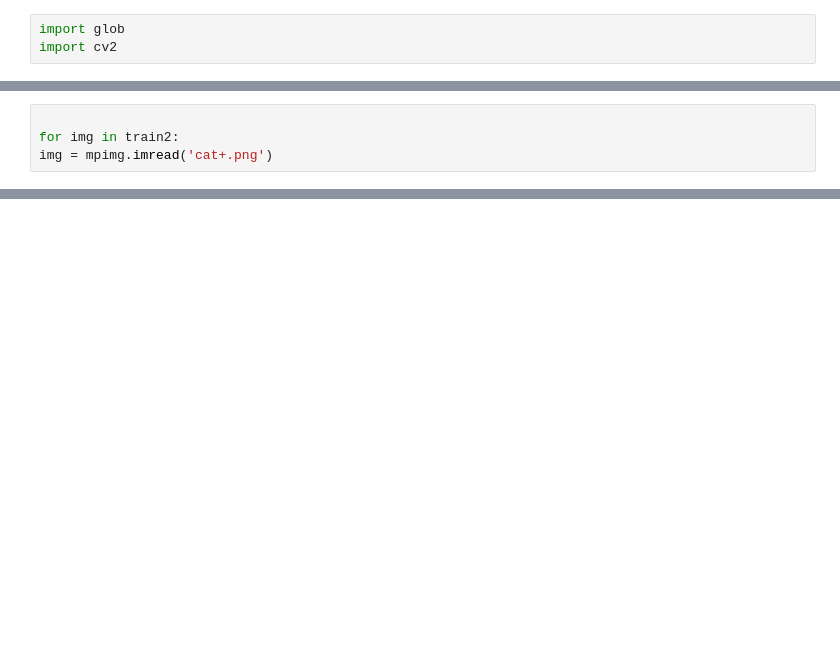
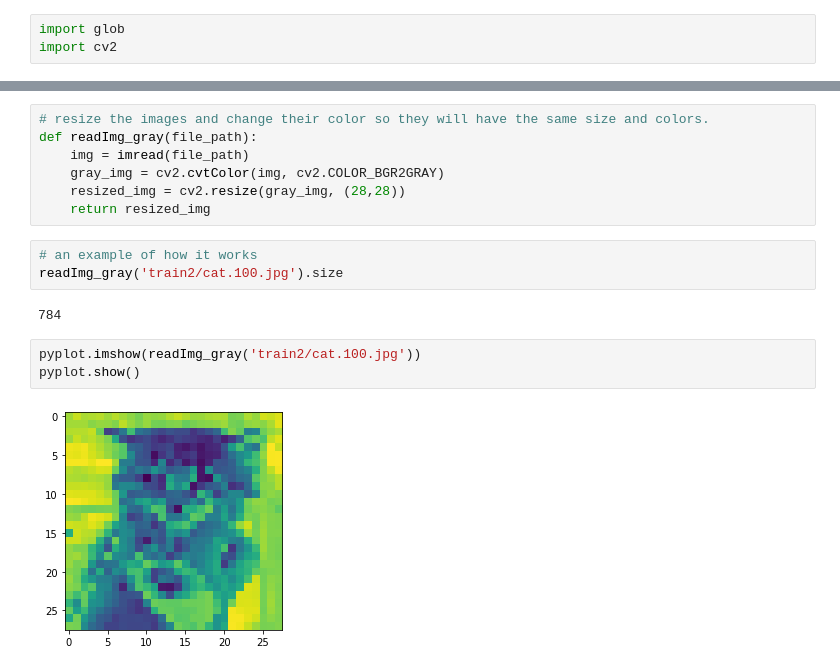
Before and after one commit to BabyBlue555/firstYear_semB_project, a Jupyter notebook: cats_vs_dogs.ipynb, the cells around one changed output, grey strips where cells are left out. Saved outputs shown, nothing was run; the diff lists cells and outputs as text; blank space fills up the shorter version.

```diff
--- a/cats_vs_dogs.ipynb
+++ b/cats_vs_dogs.ipynb
@@ -36,4 +5,0 @@ cv_image
-# %%
-
-for img in train2:
-img = mpimg.imread('cat+.png')
@@ -41,0 +93,17 @@ FileNotFoundError: [Errno 2] No such file or directory: 'train2.png'
+# %%
+# resize the images and change their color so they will have the same size and colors.
+def readImg_gray(file_path):
+    img = imread(file_path)
+    gray_img = cv2.cvtColor(img, cv2.COLOR_BGR2GRAY)
+    resized_img = cv2.resize(gray_img, (28,28))
+    return resized_img
+# %%
+# an example of how it works
+readImg_gray('train2/cat.100.jpg').size
+# %% [output]
+784
+# %%
+pyplot.imshow(readImg_gray('train2/cat.100.jpg'))
+pyplot.show()
+# %% [output]
+[figure, added]
```
Also changed, not shown: parts of 33 cells of this notebook.
